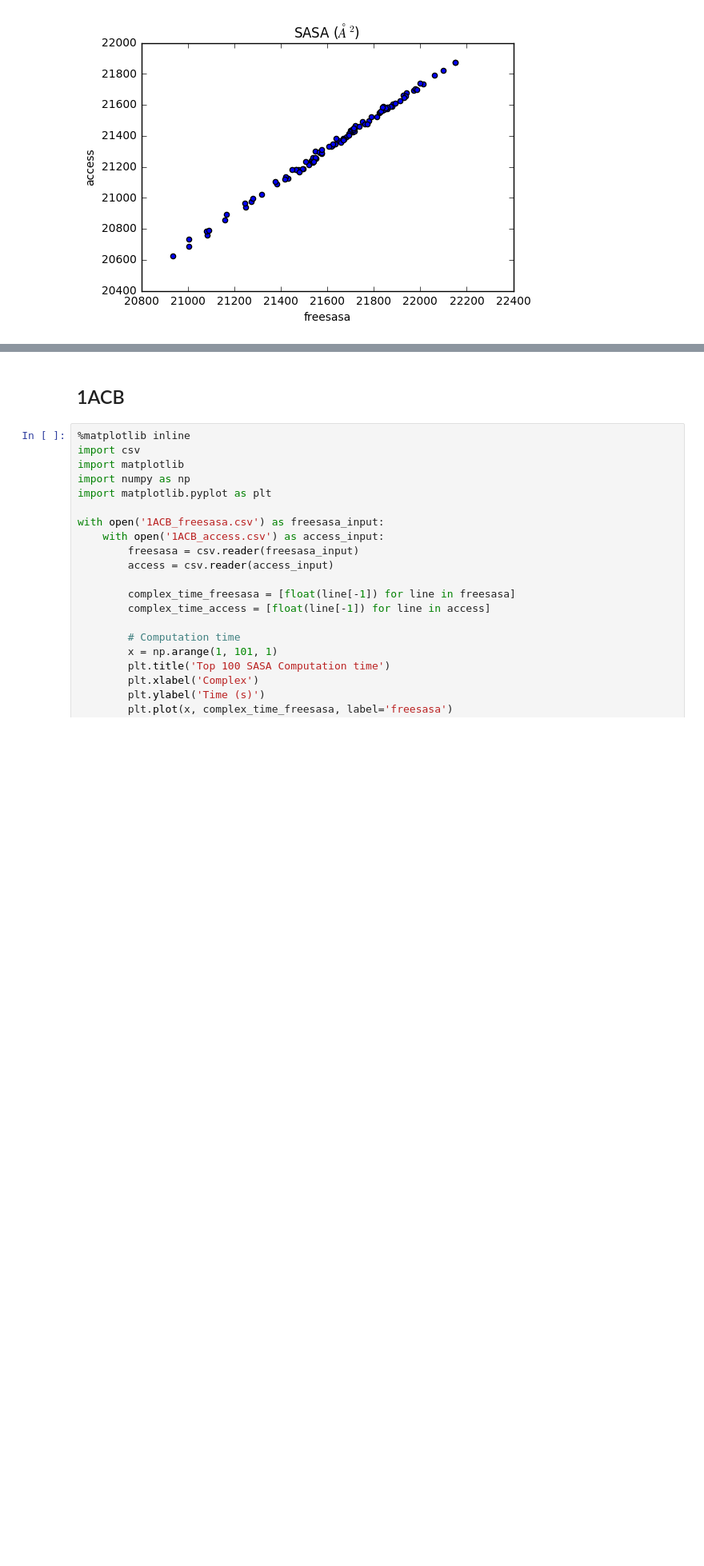
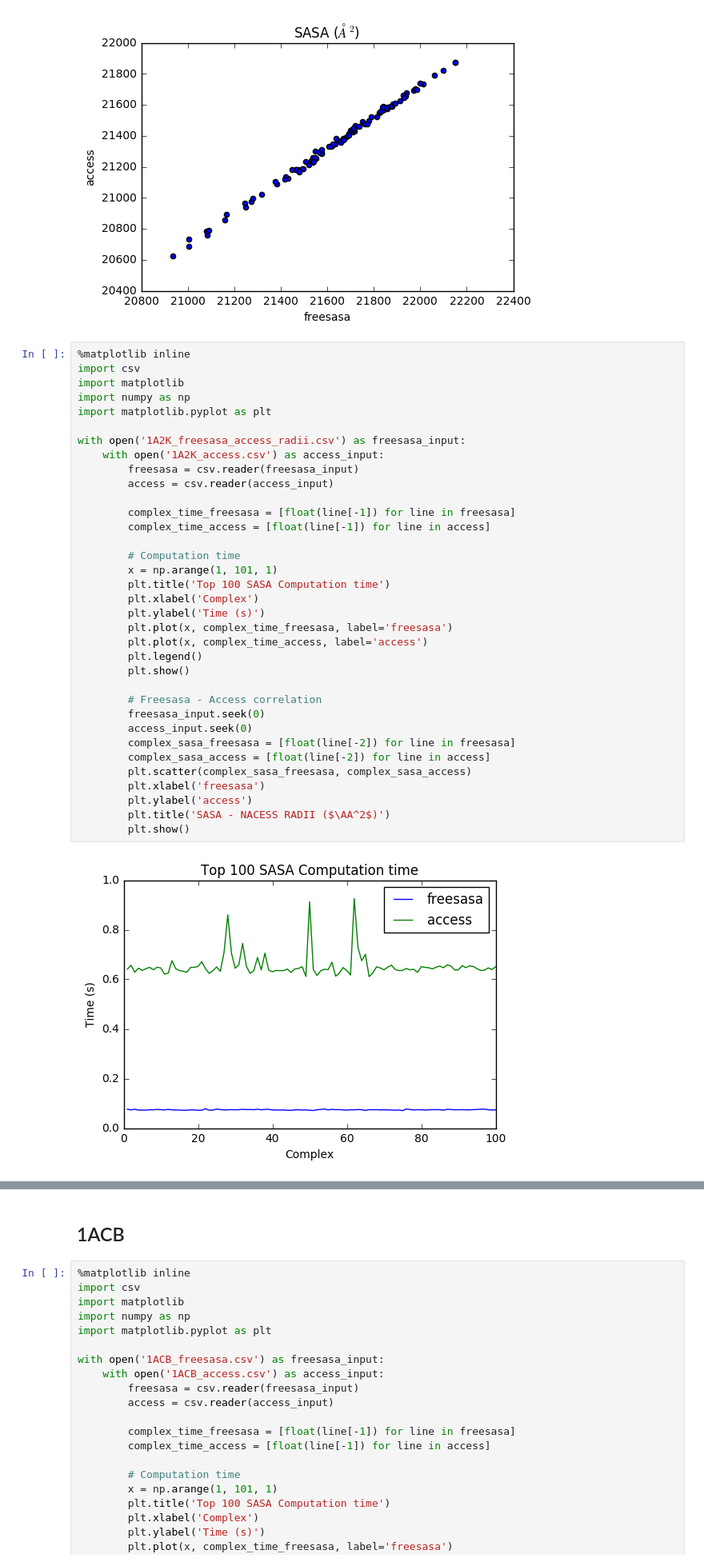
Before and after one commit to brianjimenez/sasa_analysis, a Jupyter notebook: SASA Analysis.ipynb, the cells around one changed output, grey strips where cells are left out. Shown at 80% size. Saved outputs shown, nothing was run; the diff lists cells and outputs as text; blank space fills up the shorter version.

Commit message:
Analysis of freesasa using same radii as access

```diff
--- a/SASA Analysis.ipynb
+++ b/SASA Analysis.ipynb
@@ -40,3 +40,40 @@ with open('1A2K_freesasa.csv') as freesasa_input:
 # %% [output]
 [figure]
 [figure]
+# %%
+%matplotlib inline
+import csv
+import matplotlib
+import numpy as np
+import matplotlib.pyplot as plt
+
+with open('1A2K_freesasa_access_radii.csv') as freesasa_input:
+    with open('1A2K_access.csv') as access_input:
+        freesasa = csv.reader(freesasa_input)
+        access = csv.reader(access_input)
+
+        complex_time_freesasa = [float(line[-1]) for line in freesasa]
+        complex_time_access = [float(line[-1]) for line in access]
+
+        # Computation time
+        x = np.arange(1, 101, 1)
+        plt.title('Top 100 SASA Computation time')
+        plt.xlabel('Complex')
+        plt.ylabel('Time (s)')
+        plt.plot(x, complex_time_freesasa, label='freesasa')
+        plt.plot(x, complex_time_access, label='access')
+        plt.legend()
+        plt.show()
+
+        # Freesasa - Access correlation
+        freesasa_input.seek(0)
+        access_input.seek(0)
+        complex_sasa_freesasa = [float(line[-2]) for line in freesasa]
+        complex_sasa_access = [float(line[-2]) for line in access]
+        plt.scatter(complex_sasa_freesasa, complex_sasa_access)
+        plt.xlabel('freesasa')
+        plt.ylabel('access')
+        plt.title('SASA - NACESS RADII ($\AA^2$)')
+        plt.show()
+# %% [output]
+[figure, added]
```
Also changed, not shown: parts of 5 cells of this notebook, 6 other files.
